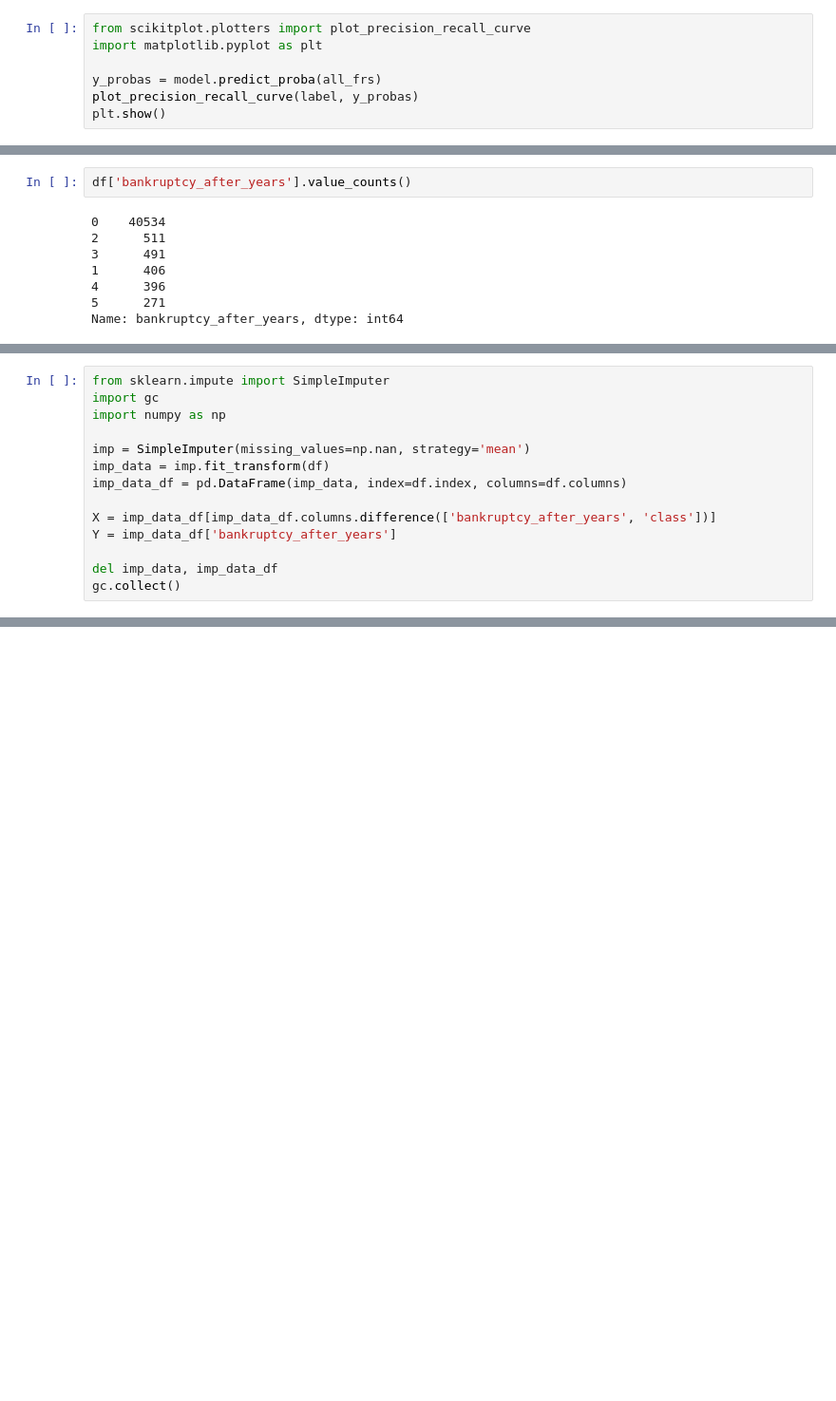
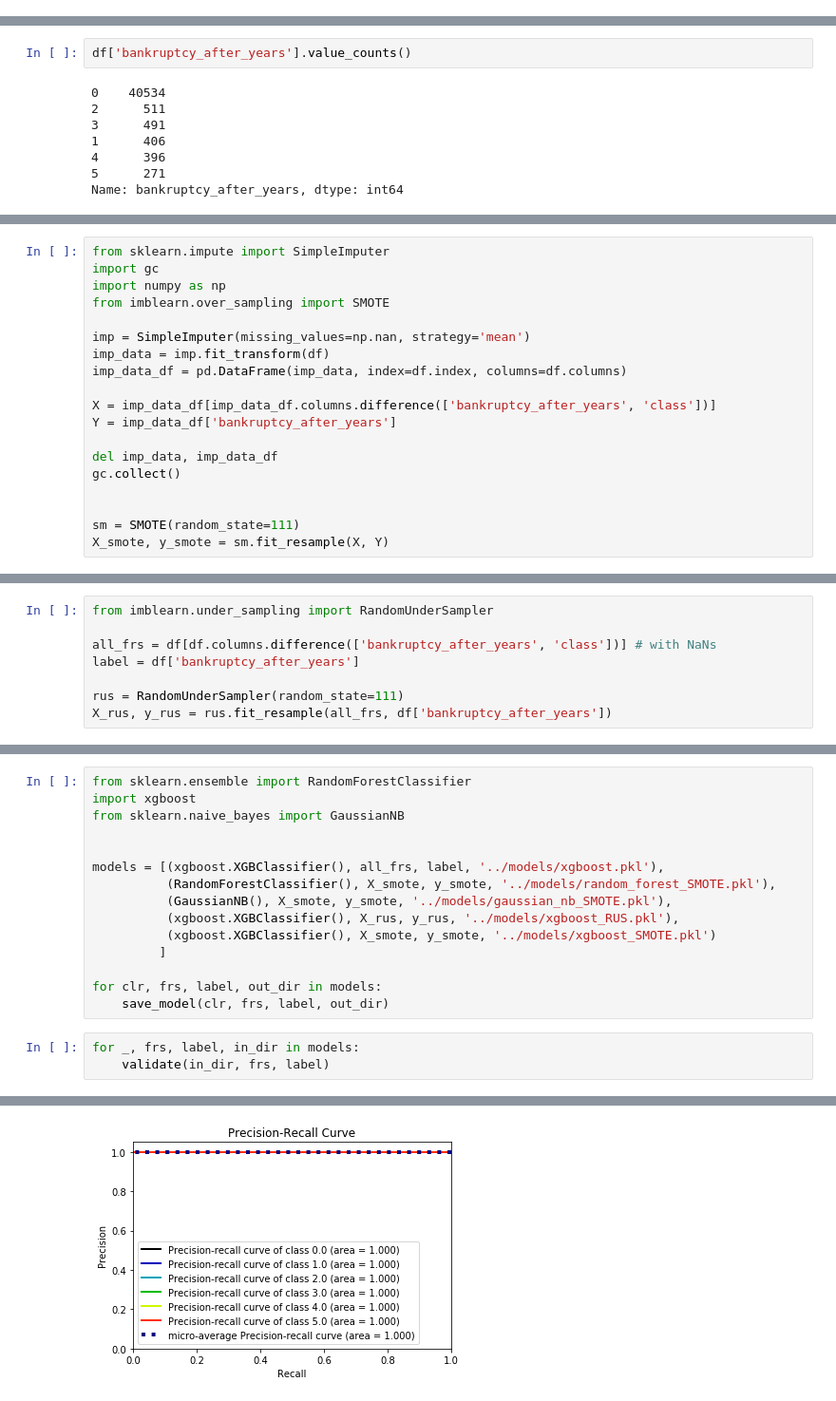
Before and after one commit to vcaramba/companies_bankruptcy_prediction, a Jupyter notebook: jupyter_notebooks/classifiers_comparison.ipynb, the cells around one changed output, grey strips where cells are left out. Shown at 95% size. Saved outputs shown, nothing was run; the diff lists cells and outputs as text; blank space fills up the shorter version.

Commit message:
Precision-recall plots

```diff
--- a/jupyter_notebooks/classifiers_comparison.ipynb
+++ b/jupyter_notebooks/classifiers_comparison.ipynb
@@ -137,7 +24,0 @@ array([<matplotlib.axes._subplots.AxesSubplot object at 0x...>,
-# %%
-from scikitplot.plotters import plot_precision_recall_curve
-import matplotlib.pyplot as plt
-
-y_probas = model.predict_proba(all_frs)
-plot_precision_recall_curve(label, y_probas)
-plt.show()
@@ -159,6 +54,7 @@ Name: bankruptcy_after_years, dtype: int64
 from sklearn.impute import SimpleImputer
 import gc
 import numpy as np
+from imblearn.over_sampling import SMOTE
 
 imp = SimpleImputer(missing_values=np.nan, strategy='mean')
 imp_data = imp.fit_transform(df)
@@ -169,3 +65,7 @@ Y = imp_data_df['bankruptcy_after_years']
 
 del imp_data, imp_data_df
 gc.collect()
+
+
+sm = SMOTE(random_state=111)
+X_smote, y_smote = sm.fit_resample(X, Y)
@@ -191 +74,9 @@ X_res.describe()
+# %%
+from imblearn.under_sampling import RandomUnderSampler
+
+all_frs = df[df.columns.difference(['bankruptcy_after_years', 'class'])] # with NaNs
+label = df['bankruptcy_after_years']
+
+rus = RandomUnderSampler(random_state=111)
+X_rus, y_rus = rus.fit_resample(all_frs, df['bankruptcy_after_years'])
 # %%
@@ -229,0 +96,19 @@ SMOTE oversampling of dataset with imputed missing values has reduced the micro-
+# %%
+from sklearn.ensemble import RandomForestClassifier
+import xgboost
+from sklearn.naive_bayes import GaussianNB
+
+
+models = [(xgboost.XGBClassifier(), all_frs, label, '../models/xgboost.pkl'),
+          (RandomForestClassifier(), X_smote, y_smote, '../models/random_forest_SMOTE.pkl'),
+          (GaussianNB(), X_smote, y_smote, '../models/gaussian_nb_SMOTE.pkl'),
+          (xgboost.XGBClassifier(), X_rus, y_rus, '../models/xgboost_RUS.pkl'),
+          (xgboost.XGBClassifier(), X_smote, y_smote, '../models/xgboost_SMOTE.pkl')
+         ]
+
+for clr, frs, label, out_dir in models:
+    save_model(clr, frs, label, out_dir)
+# %%
+for _, frs, label, in_dir in models:
+    validate(in_dir, frs, label)
+# %% [output]
@@ -229,0 +116 @@ SMOTE oversampling of dataset with imputed missing values has reduced the micro-
+[figure, added]
```
Also changed, not shown: parts of 30 cells of this notebook, 6 other files.
